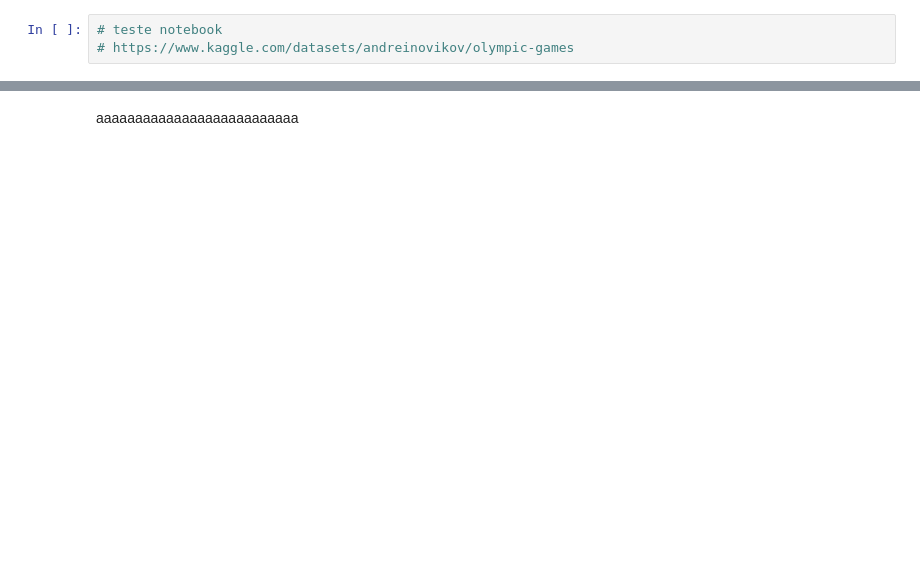
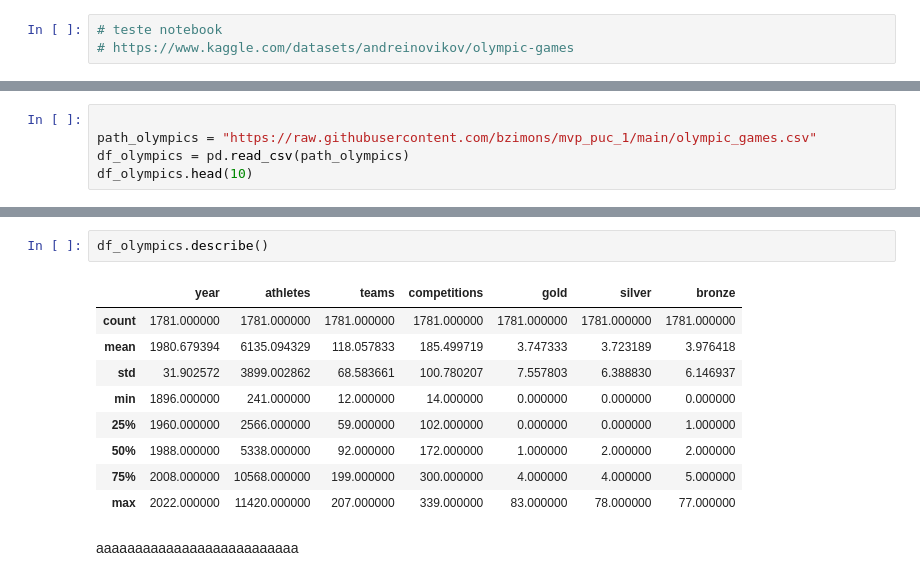
Before and after one commit to bzimons/mvp_puc_1, a Jupyter notebook: mvp1_teste.ipynb, the cells around one changed output, grey strips where cells are left out. Saved outputs shown, nothing was run; the diff lists cells and outputs as text; blank space fills up the shorter version.

```diff
--- a/mvp1_teste.ipynb
+++ b/mvp1_teste.ipynb
@@ -26,0 +32,5 @@ df_olympics.head(10)
+# %%
+
+path_olympics = "https://raw.githubusercontent.com/bzimons/mvp_puc_1/main/olympic_games.csv"
+df_olympics = pd.read_csv(path_olympics)
+df_olympics.head(10)
@@ -27,2 +63,14 @@ df_olympics.head(10)
+# %%
+df_olympics.describe()
+# %% [output]
+|  | year | athletes | teams | competitions | gold | silver | bronze |
+| count | 1781.000000 | 1781.000000 | 1781.000000 | 1781.000000 | 1781.000000 | 1781.000000 | 1781.000000 |
+| mean | 1980.679394 | 6135.094329 | 118.057833 | 185.499719 | 3.747333 | 3.723189 | 3.976418 |
+| std | 31.902572 | 3899.002862 | 68.583661 | 100.780207 | 7.557803 | 6.388830 | 6.146937 |
+| min | 1896.000000 | 241.000000 | 12.000000 | 14.000000 | 0.000000 | 0.000000 | 0.000000 |
+| 25% | 1960.000000 | 2566.000000 | 59.000000 | 102.000000 | 0.000000 | 0.000000 | 1.000000 |
+| 50% | 1988.000000 | 5338.000000 | 92.000000 | 172.000000 | 1.000000 | 2.000000 | 2.000000 |
+| 75% | 2008.000000 | 10568.000000 | 199.000000 | 300.000000 | 4.000000 | 4.000000 | 5.000000 |
+| max | 2022.000000 | 11420.000000 | 207.000000 | 339.000000 | 83.000000 | 78.000000 | 77.000000 |
 # %% [markdown]
 aaaaaaaaaaaaaaaaaaaaaaaaaa
```
Also changed, not shown: parts of 10 cells of this notebook.
